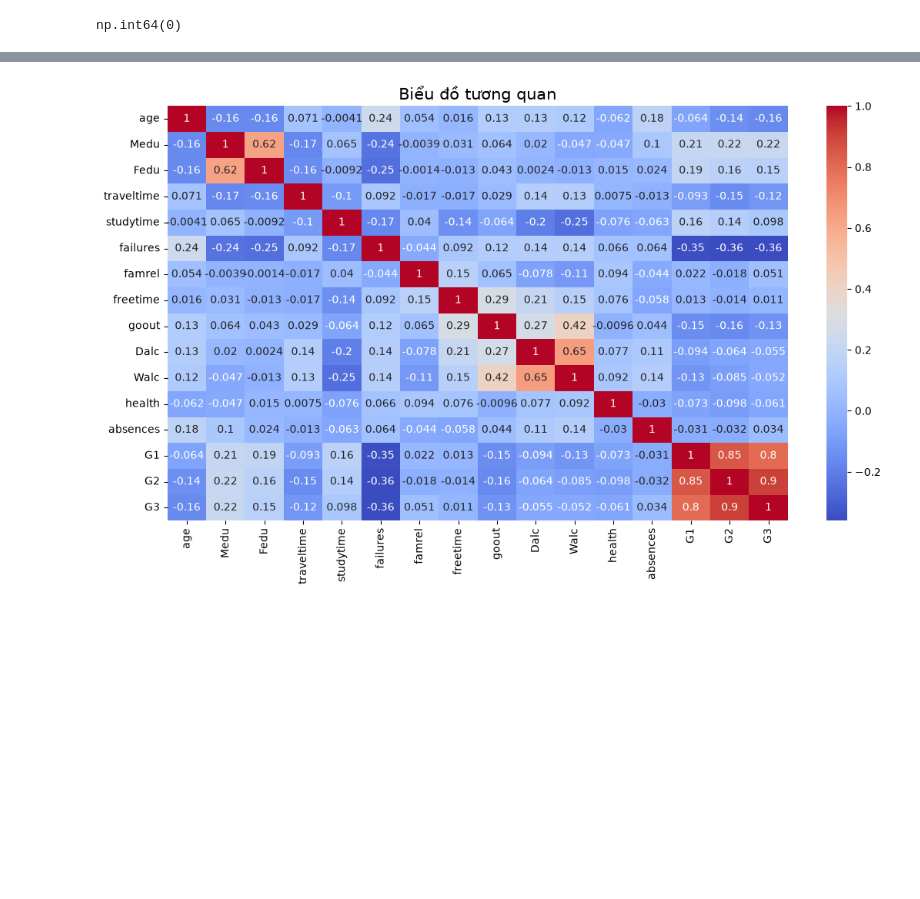
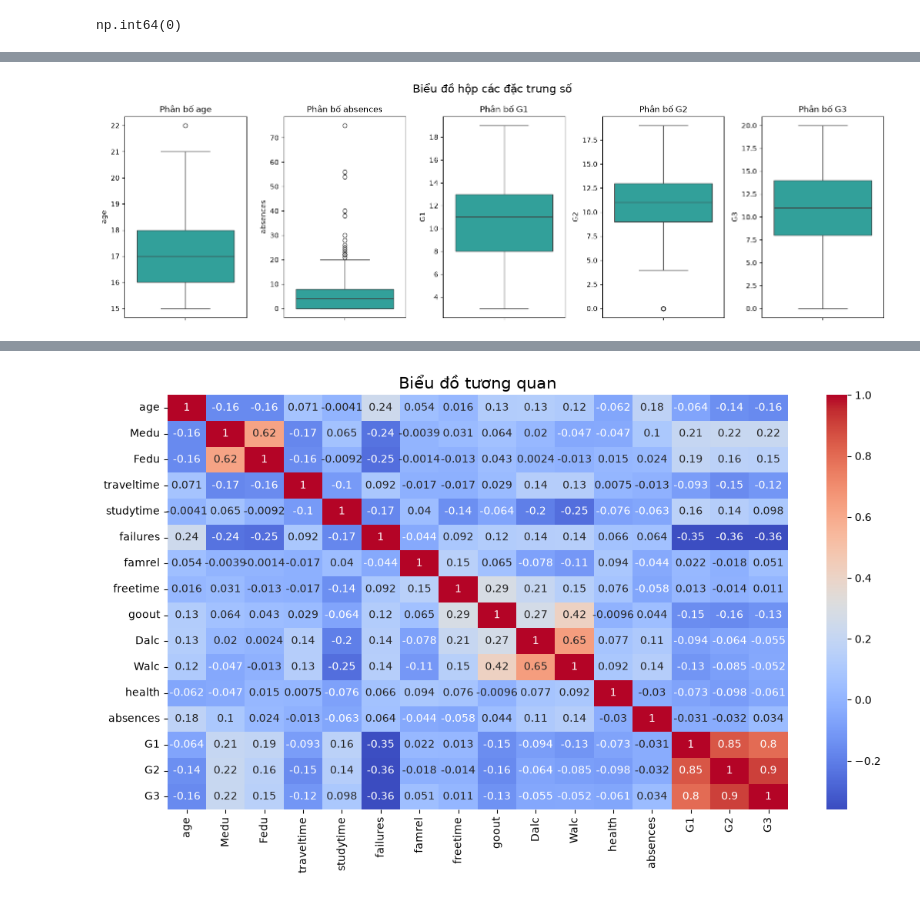
Before and after one commit to manhtruongng-dev/Student_Performance_Prediction, a Jupyter notebook: notebooks/eda.ipynb, the cells around one changed output, grey strips where cells are left out. Drawn from its saved outputs; the diff is of its cells as text; code cells hidden in the pictures; blank space fills up the shorter version.

```diff
--- a/notebooks/eda.ipynb
+++ b/notebooks/eda.ipynb
@@ -91,0 +92,15 @@ Nhận xét Biểu đồ 1:
+# %%
+# Biểu đồ 2: Các biểu đồ hộp các đặc trưng số
+num_cols = ['age','absences','G1','G2','G3']
+fig, axes = plt.subplots(1, len(num_cols), figsize=(16, 5))
+
+for i, col in enumerate(num_cols):
+    sns.boxplot(data=df, y=col, ax=axes[i], color='lightseagreen')
+    axes[i].set_title(f"Phân bố {col}")
+    axes[i].set_ylabel(col)
+
+plt.suptitle("Biểu đồ hộp các đặc trưng số", fontsize=16)
+plt.tight_layout()
+plt.show()
+# %% [output]
+[figure, added]
```
Also changed, not shown: parts of 9 cells of this notebook.
